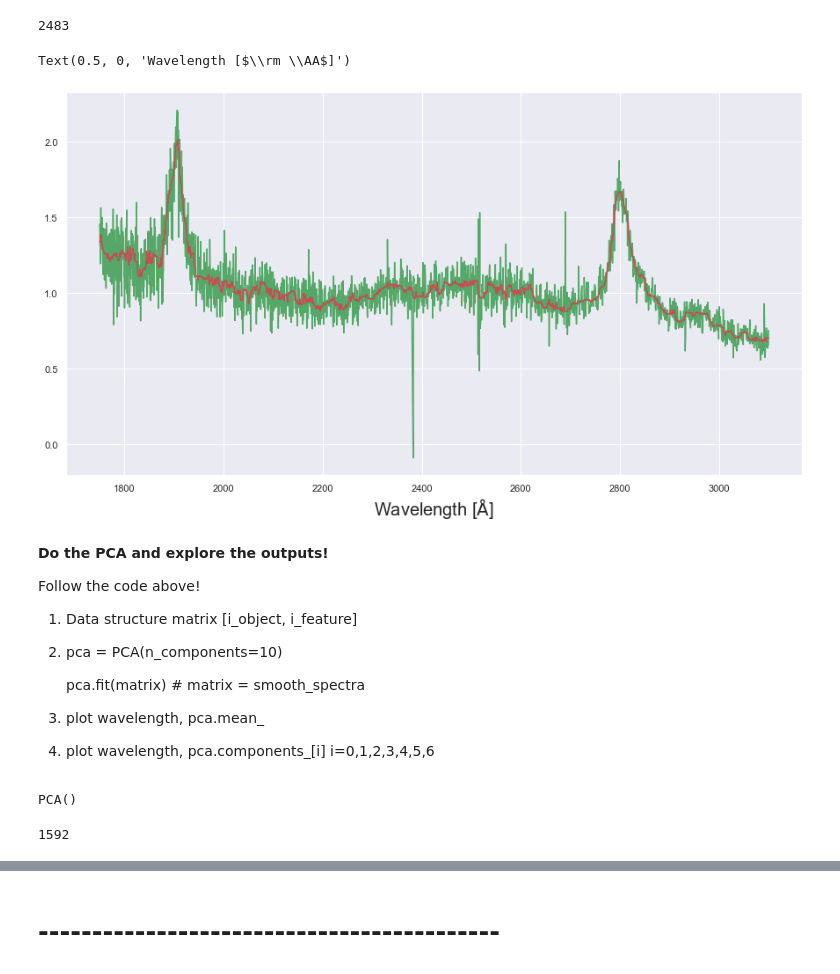
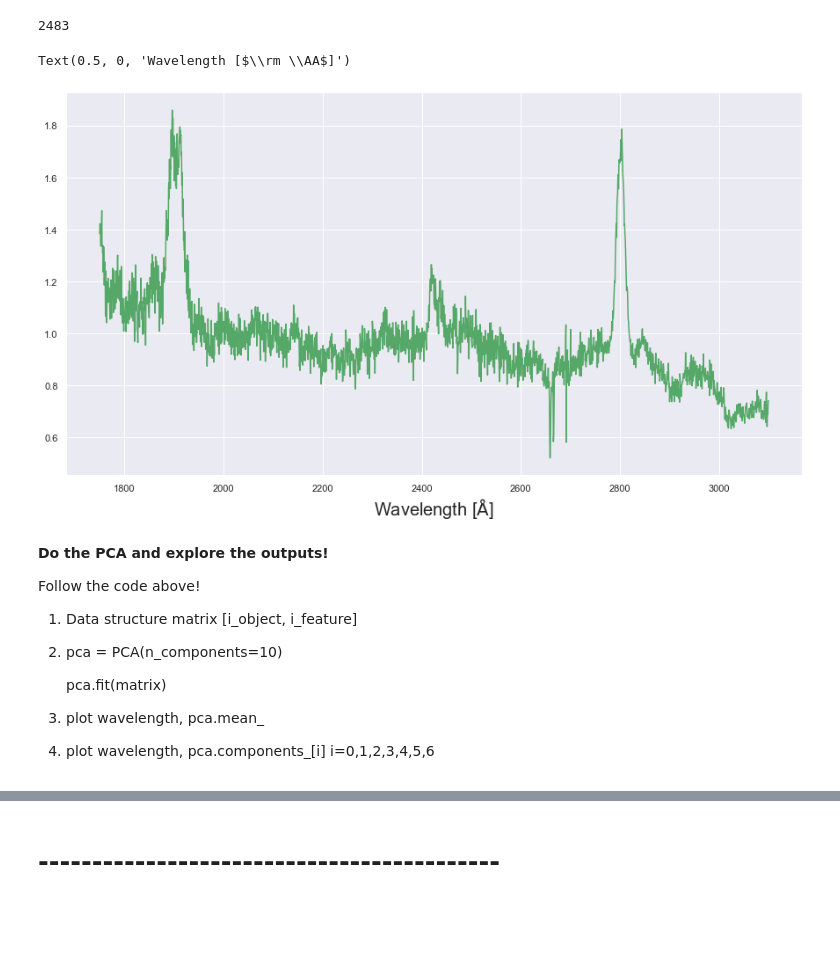
Before and after one commit to astro-blue/Data-analysis-in-astronomy-2024, a Jupyter notebook: Week_8/Dimension_reduction_in_class.ipynb, the cells around one changed output, grey strips where cells are left out. Saved outputs shown, nothing was run; the diff lists cells and outputs as text; code cells hidden in the pictures; blank space fills up the shorter version.

```diff
--- a/Week_8/Dimension_reduction_in_class.ipynb
+++ b/Week_8/Dimension_reduction_in_class.ipynb
@@ -152,15 +144,13 @@ len(wavelength)
 # %%
 plt.figure(figsize=(15,8))
 #plt.plot(wavelength,data[0].data[10,:],color='C0')
 #plt.plot(wavelength,data[0].data[701,:],color='C1')
-plt.plot(wavelength,data[0].data[105,:],color='C2')
-plt.plot(wavelength,smooth_spectra[105,:],color='C3')
-
+plt.plot(wavelength,data[0].data[100,:],color='C2')
 plt.xlabel('Wavelength [$\\rm \\AA$]',fontsize=20)
 #plt.ylabel('Flux []')
 # %% [output]
 Text(0.5, 0, 'Wavelength [$\\rm \\AA$]')
-[figure, old version]
+[figure, new version]
 # %% [markdown]
 **Do the PCA and explore the outputs!**
 
@@ -171,20 +161,10 @@ Follow the code above!
 
 2. pca = PCA(n_components=10)
 
-   pca.fit(matrix) # matrix = smooth_spectra
+   pca.fit(matrix)
 
 
 3. plot wavelength, pca.mean_
 
 
 4. plot wavelength, pca.components_[i] i=0,1,2,3,4,5,6
-# %%
-pca = PCA()
-#pca.fit(smooth_spectra)
-pca.fit(data[0].data)
-# %% [output]
-PCA()
-# %%
-len(pca.explained_variance_ratio_)
-# %% [output]
-1592
```
Also changed, not shown: parts of 31 cells of this notebook.
